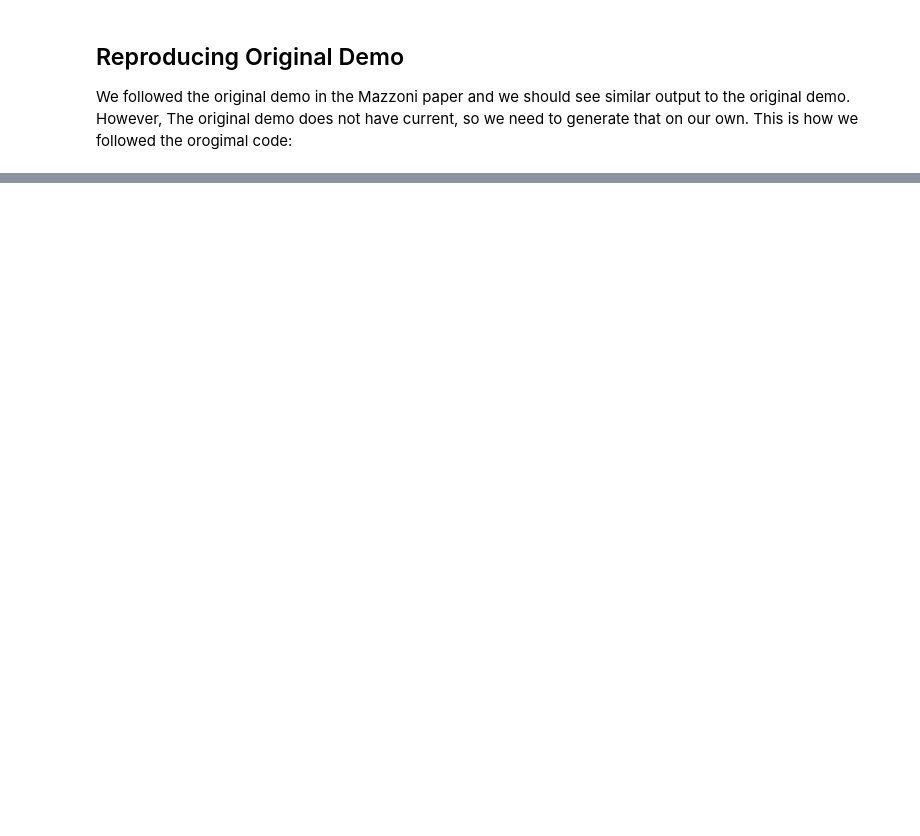
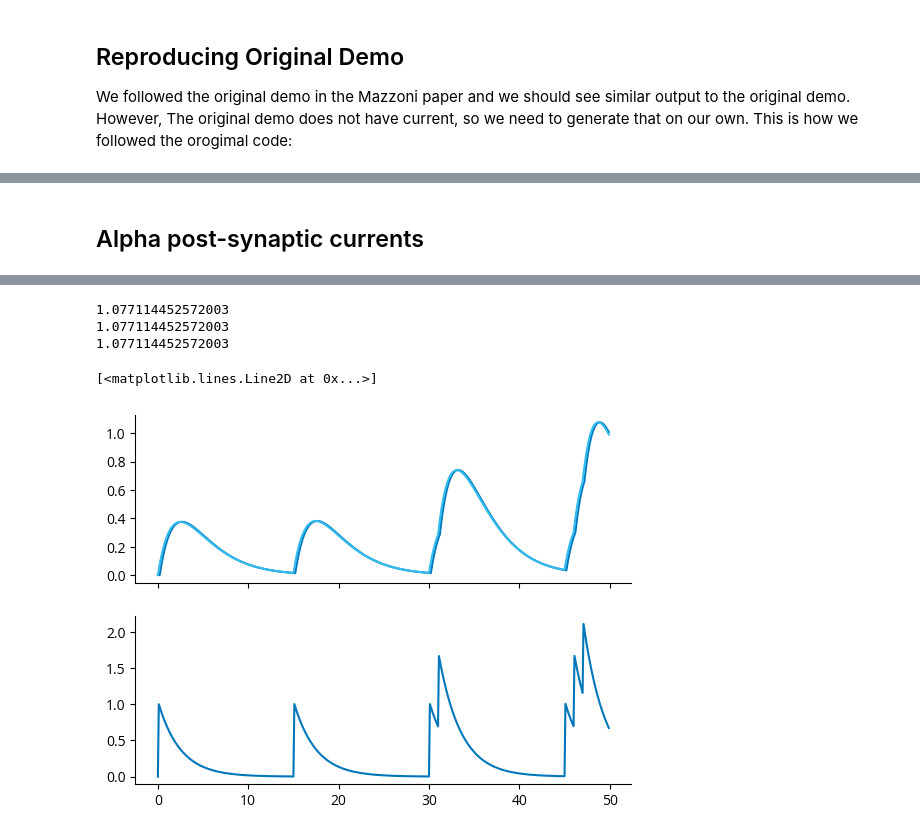
Before and after one commit to Sensory-Information-Processing-Lab/tklfp, a Jupyter notebook: notebooks/demo.ipynb, the cells around one changed output, grey strips where cells are left out. Drawn from its saved outputs; the diff is of its cells as text; code cells hidden in the pictures; blank space fills up the shorter version.

```diff
--- a/notebooks/demo.ipynb
+++ b/notebooks/demo.ipynb
@@ -88,0 +9,45 @@ plt.xticks(range(9), labels=x)
+# %% [markdown]
+## Alpha post-synaptic currents
+# %%
+b2.prefs.codegen.target = "numpy"
+ng = b2.NeuronGroup(
+    1,
+    """dv/dt = (I_syn - v)/ms : 1
+    I_syn : 1""",
+)
+t_spk = [0, 15, 30, 31, 45, 46, 47] * b2.ms
+sgg = b2.SpikeGeneratorGroup(
+    1,
+    np.zeros(len(t_spk)),
+    t_spk,
+)
+# alpha current synapse
+tau_syn = 2.5 * b2.ms
+syn = b2.Synapses(
+    sgg,
+    ng,
+    """dI_syn_syn/dt = (s - I_syn)/tau_syn : 1
+    I_syn_post = I_syn_syn : 1 (summed)
+    ds/dt = -s/tau_syn : 1""",
+    on_pre="s += 1",
+)
+syn.connect(i=0, j=0)
+syn_mon = b2.StateMonitor(syn, ["I_syn", "s"], record=True)
+net = b2.Network(ng, sgg, syn, syn_mon)
+net.run(50 * b2.ms)
+fig, (ax1, ax2) = plt.subplots(2, 1, sharex=True)
+ax1.plot(syn_mon.t / b2.ms, syn_mon.I_syn[0])
+print(syn_mon.I_syn.max())
+
+# t_conv = np.linspace(0, syn_mon.t[-1], len(syn_mon.t))
+t_conv = np.array(syn_mon.t) * b2.second
+t_spk_conv = t_conv[..., None] - t_spk
+I_syn_conv = t_spk_conv / tau_syn * np.exp(1 - t_spk_conv / tau_syn) * (t_spk_conv >= 0)
+print(syn_mon.I_syn.max())
+I_syn_conv = I_syn_conv.sum(axis=1)
+I_syn_conv = I_syn_conv / I_syn_conv.max() * syn_mon.I_syn[0].max()
+print(I_syn_conv.max())
+ax1.plot(syn_mon.t / b2.ms, I_syn_conv)
+
+ax2.plot(syn_mon.t / b2.ms, syn_mon.s[0])
+# %% [output]
@@ -88,0 +58,5 @@ plt.xticks(range(9), labels=x)
+1.077114452572003
+1.077114452572003
+1.077114452572003
+[<matplotlib.lines.Line2D at 0x...>]
+[figure, added]
```
Also changed, not shown: parts of 21 cells of this notebook, 9 other files.
